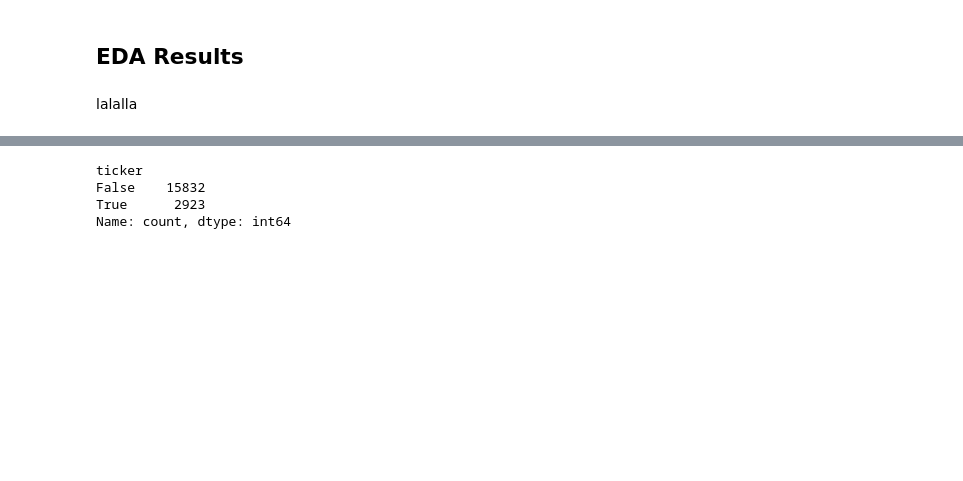
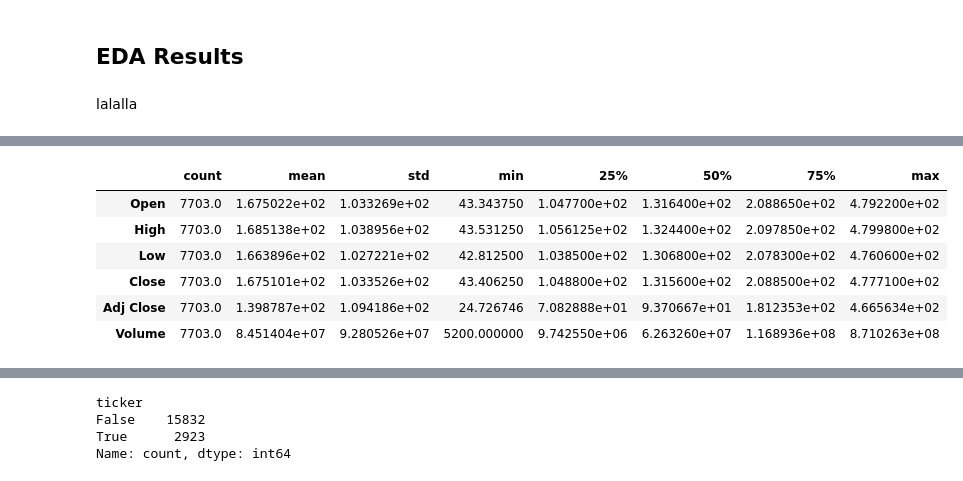
Before and after one commit to asht0nmb/earnings_language_impact, a Jupyter notebook: project.ipynb, the cells around one changed output, grey strips where cells are left out. Cells and saved outputs as stored; diff of their text form; code cells hidden in the pictures; blank space fills up the shorter version.

```diff
--- a/project.ipynb
+++ b/project.ipynb
@@ -293,0 +177,10 @@ Joining
+# %%
+# NASDAQ OHLCV + SPY Date Conversions
+def date_transform(df: DataFrame, src_col: str, out_col: str) -> DataFrame:
+    '''
+    Converts a column from string to datetime and stores it under a new name.
+    '''
+    out = df.copy()
+    out[out_col] = pd.to_datetime(out[src_col])
+
+    return out
@@ -293,0 +262,3 @@ Joining
+# %%
+spy_df = pd.read_csv('data/SPY.csv')
+spy_df = date_transform(spy_df, 'Date', 'date_std')
@@ -293,0 +496,11 @@ Joining
+# %%
+spy_summary = spy_df[['Open', 'High', 'Low', 'Close', 'Adj Close', 'Volume']].describe().T
+display(spy_summary)
+# %% [output]
+|  | count | mean | std | min | 25% | 50% | 75% | max |
+| Open | 7703.0 | 1.675022e+02 | 1.033269e+02 | 43.343750 | 1.047700e+02 | 1.316400e+02 | 2.088650e+02 | 4.792200e+02 |
+| High | 7703.0 | 1.685138e+02 | 1.038956e+02 | 43.531250 | 1.056125e+02 | 1.324400e+02 | 2.097850e+02 | 4.799800e+02 |
+| Low | 7703.0 | 1.663896e+02 | 1.027221e+02 | 42.812500 | 1.038500e+02 | 1.306800e+02 | 2.078300e+02 | 4.760600e+02 |
+| Close | 7703.0 | 1.675101e+02 | 1.033526e+02 | 43.406250 | 1.048800e+02 | 1.315600e+02 | 2.088500e+02 | 4.777100e+02 |
+| Adj Close | 7703.0 | 1.398787e+02 | 1.094186e+02 | 24.726746 | 7.082888e+01 | 9.370667e+01 | 1.812353e+02 | 4.665634e+02 |
+| Volume | 7703.0 | 8.451404e+07 | 9.280526e+07 | 5200.000000 | 9.742550e+06 | 6.263260e+07 | 1.168936e+08 | 8.710263e+08 |
```
Also changed, not shown: parts of 69 cells of this notebook.
